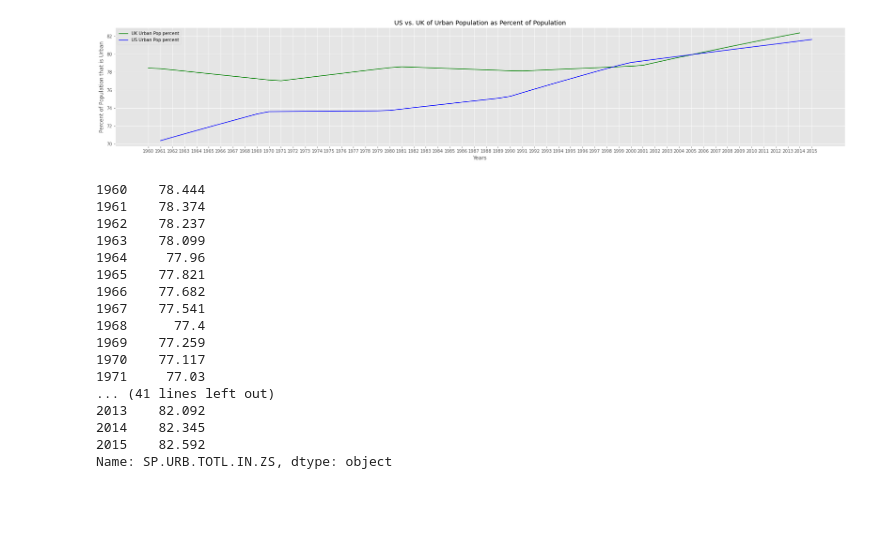
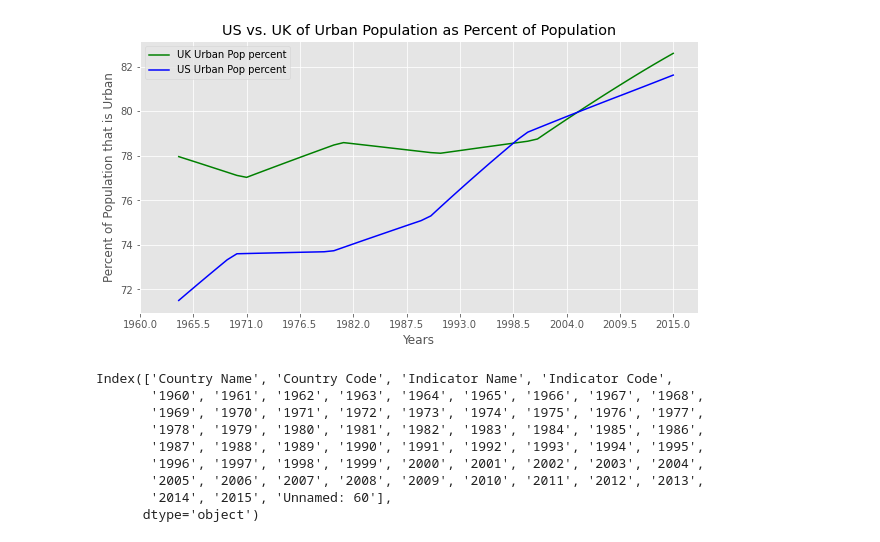
Before and after one commit to Noah-Prowell/case_study_one, a Jupyter notebook: src/noah.ipynb, the cells around one changed output. Cells and saved outputs as stored; diff of their text form; code cells hidden in the pictures; blank space fills up the shorter version.

Commit message:
new image

```diff
--- a/src/noah.ipynb
+++ b/src/noah.ipynb
@@ -16,14 +16,20 @@ df = pd.read_csv('../data/data.csv')
 
 #US dataframe
 df_US = df[df['Country Name'] == 'United States'] #make US only Dataframe
-df_US = df_US.transpose()
-
-df_US.columns = df_US.iloc[3] #make the colums the values for row 4 (indicator code)
-df_US.drop(df_US.index[3], inplace=True) #drop the indicator code row since its now the column name
+columns = df_US.iloc[:,3] #make the colums the values for row 4 (indicator code)
+df_US = df_US[[column for column in df_US.columns if column not in ['Country Name', 'Country Code','Indicator Name','Indicator Code', 'Unnamed: 60']]].transpose()
+df_US.index = df_US.index.astype(int)
+df_US.columns = columns
+df_US.index.name = 'Year'
+# df_US.drop(df_US.index[3], inplace=True) #drop the indicator code row since its now the column name
 
 #UK dataframe
-df_UK = df[df['Country Name'] == 'United Kingdom'].transpose()
-df_UK.columns = df_UK.iloc[3]
-df_UK.drop(df_UK.index[3])
+df_UK = df[df['Country Name'] == 'United Kingdom']
+columns = df_UK.iloc[:,3]
+df_UK = df_UK[[column for column in df_UK.columns if column not in ['Country Name', 'Country Code','Indicator Name','Indicator Code', 'Unnamed: 60']]].transpose()
+df_UK.index = df_UK.index.astype(int)
+df_UK.columns = columns
+df_UK.index.name = 'Year'
+df_UK.head()
 # %% [output]
 | Indicator Code | SH.HIV.KNOW.FE.ZS | SH.HIV.KNOW.MA.ZS | SP.ADO.TFRT | SH.HIV.TOTL | SH.HIV.INCD.TL | SH.DYN.AIDS | ... |
@@ -47,33 +43,25 @@ df_UK.drop(df_UK.index[3])
 # %%
 years = range(1960,2015,5)
-fig, ax = plt.subplots(figsize = (30,5))
+fig, ax = plt.subplots(figsize = (10,5))
 ax.plot(df_UK['SP.URB.TOTL.IN.ZS'][4:59], color = 'g', label = 'UK Urban Pop percent')
 ax.plot(df_US['SP.URB.TOTL.IN.ZS'][4:59], color = 'b', label = 'US Urban Pop percent')
 plt.title('US vs. UK of Urban Population as Percent of Population')
 plt.xlabel('Years')
 plt.ylabel('Percent of Population that is Urban')
-#plt.xticks(years)
+plt.xticks(np.linspace(1960, 2015,11))
 plt.legend()
 plt.savefig('Urban_Pop_graph.png');
 # %% [output]
-[figure, old version]
+[figure, new version]
-# %%
-df_UK['SP.URB.TOTL.IN.ZS'][4:60]
-# %% [output]
-1960    78.444
-1961    78.374
-1962    78.237
-1963    78.099
-1964     77.96
-1965    77.821
-1966    77.682
-1967    77.541
-1968      77.4
-1969    77.259
-1970    77.117
-1971     77.03
-... (41 lines left out)
-2013    82.092
-2014    82.345
-2015    82.592
-Name: SP.URB.TOTL.IN.ZS, dtype: object
+# %%
+df_UK.index
+# %% [output]
+Index(['Country Name', 'Country Code', 'Indicator Name', 'Indicator Code',
+       '1960', '1961', '1962', '1963', '1964', '1965', '1966', '1967', '1968',
+       '1969', '1970', '1971', '1972', '1973', '1974', '1975', '1976', '1977',
+       '1978', '1979', '1980', '1981', '1982', '1983', '1984', '1985', '1986',
+       '1987', '1988', '1989', '1990', '1991', '1992', '1993', '1994', '1995',
+       '1996', '1997', '1998', '1999', '2000', '2001', '2002', '2003', '2004',
+       '2005', '2006', '2007', '2008', '2009', '2010', '2011', '2012', '2013',
+       '2014', '2015', 'Unnamed: 60'],
+      dtype='object')
```
Also changed, not shown: parts of 2 cells of this notebook, 1 other file.
